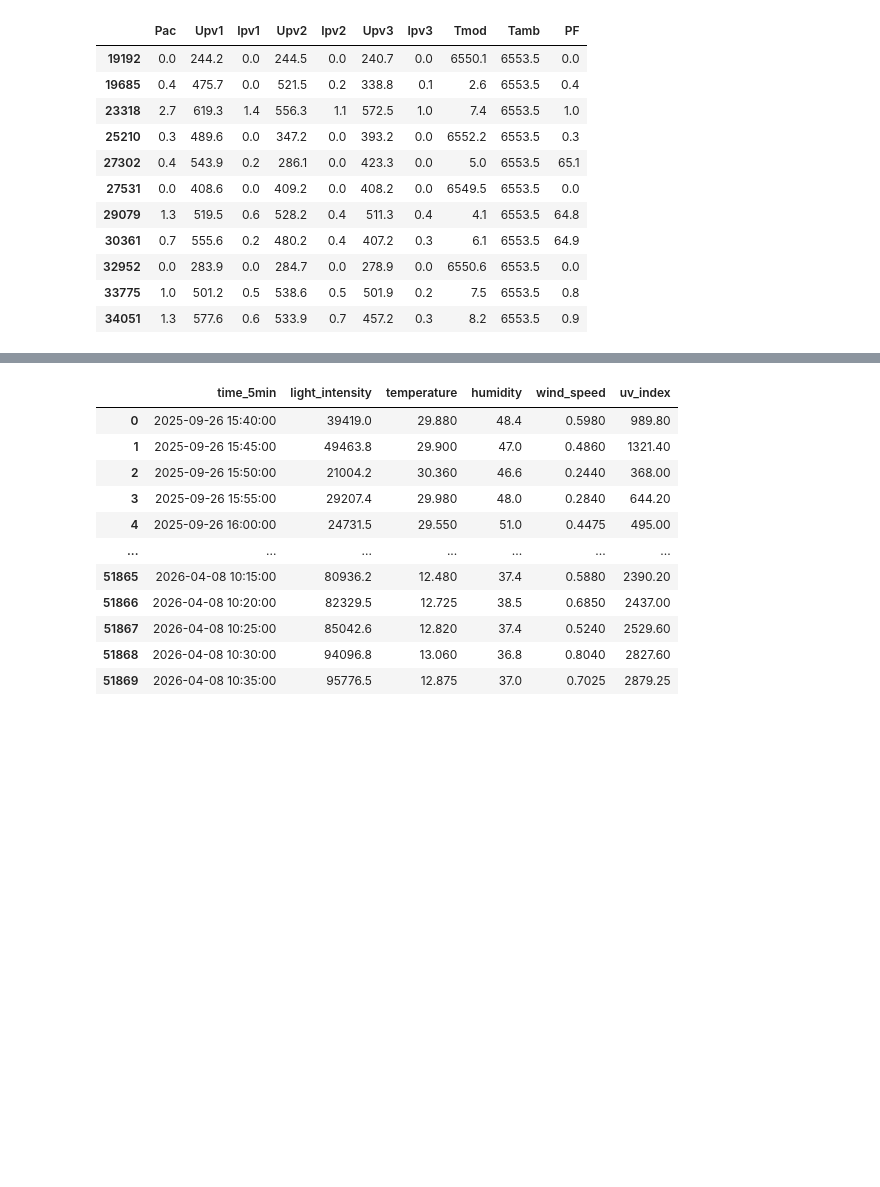
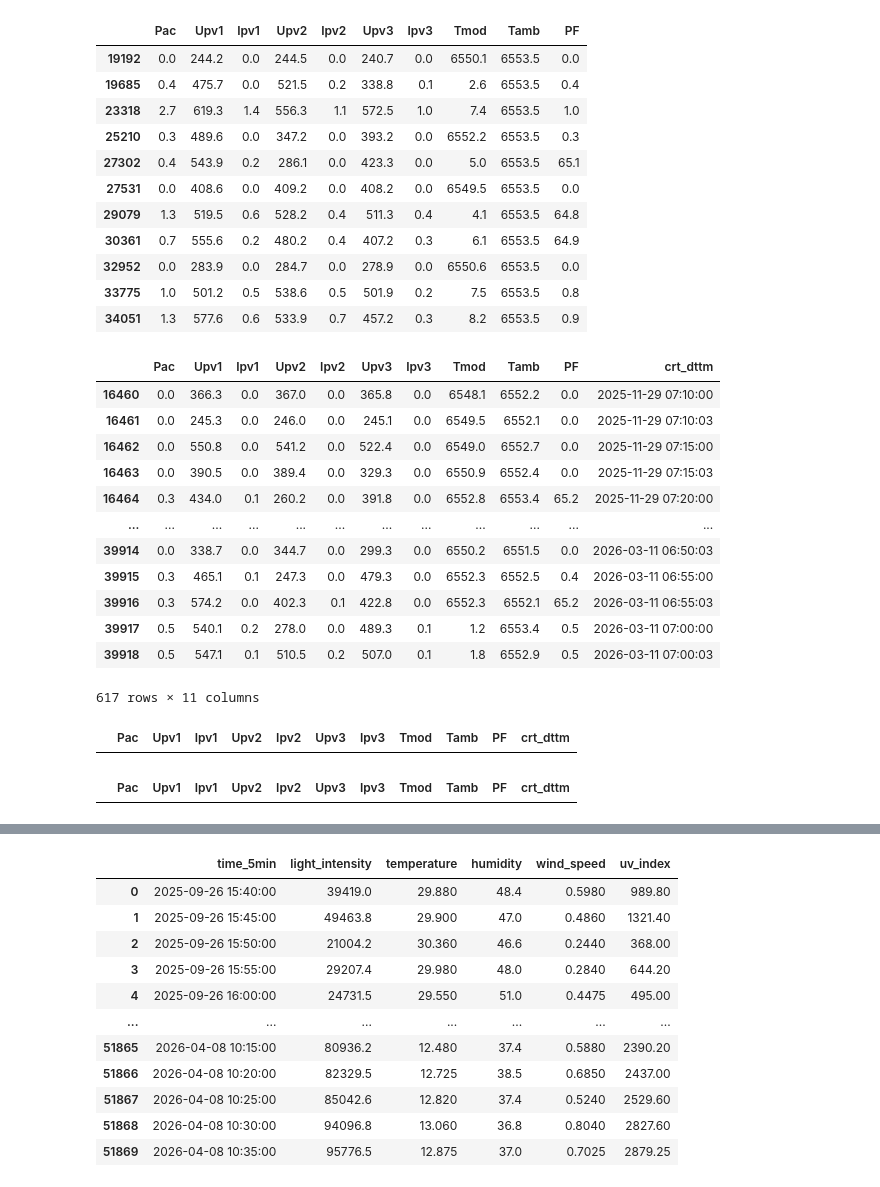
Before and after one commit to donggi22/insolation, a Jupyter notebook: EDA2.ipynb, the cells around one changed output, grey strips where cells are left out. Drawn from its saved outputs; the diff is of its cells as text; code cells hidden in the pictures; blank space fills up the shorter version.

```diff
--- a/EDA2.ipynb
+++ b/EDA2.ipynb
@@ -130,3 +133,30 @@ df_power[cols][df_power[cols[8]] == 6553.5]
 | 32952 | 0.0 | 283.9 | 0.0 | 284.7 | 0.0 | 278.9 | 0.0 | 6550.6 | 6553.5 | 0.0 |
 | 33775 | 1.0 | 501.2 | 0.5 | 538.6 | 0.5 | 501.9 | 0.2 | 7.5 | 6553.5 | 0.8 |
 | 34051 | 1.3 | 577.6 | 0.6 | 533.9 | 0.7 | 457.2 | 0.3 | 8.2 | 6553.5 | 0.9 |
+# %%
+df_power[cols + ['crt_dttm']][df_power[cols[8]] >= 100]
+# %% [output]
+|  | Pac | Upv1 | Ipv1 | Upv2 | Ipv2 | Upv3 | Ipv3 | Tmod | Tamb | PF | crt_dttm |
+| 16460 | 0.0 | 366.3 | 0.0 | 367.0 | 0.0 | 365.8 | 0.0 | 6548.1 | 6552.2 | 0.0 | 2025-11-29 07:10:00 |
+| 16461 | 0.0 | 245.3 | 0.0 | 246.0 | 0.0 | 245.1 | 0.0 | 6549.5 | 6552.1 | 0.0 | 2025-11-29 07:10:03 |
+| 16462 | 0.0 | 550.8 | 0.0 | 541.2 | 0.0 | 522.4 | 0.0 | 6549.0 | 6552.7 | 0.0 | 2025-11-29 07:15:00 |
+| 16463 | 0.0 | 390.5 | 0.0 | 389.4 | 0.0 | 329.3 | 0.0 | 6550.9 | 6552.4 | 0.0 | 2025-11-29 07:15:03 |
+| 16464 | 0.3 | 434.0 | 0.1 | 260.2 | 0.0 | 391.8 | 0.0 | 6552.8 | 6553.4 | 65.2 | 2025-11-29 07:20:00 |
+| ... | ... | ... | ... | ... | ... | ... | ... | ... | ... | ... | ... |
+| 39914 | 0.0 | 338.7 | 0.0 | 344.7 | 0.0 | 299.3 | 0.0 | 6550.2 | 6551.5 | 0.0 | 2026-03-11 06:50:03 |
+| 39915 | 0.3 | 465.1 | 0.1 | 247.3 | 0.0 | 479.3 | 0.0 | 6552.3 | 6552.5 | 0.4 | 2026-03-11 06:55:00 |
+| 39916 | 0.3 | 574.2 | 0.0 | 402.3 | 0.1 | 422.8 | 0.0 | 6552.3 | 6552.1 | 65.2 | 2026-03-11 06:55:03 |
+| 39917 | 0.5 | 540.1 | 0.2 | 278.0 | 0.0 | 489.3 | 0.1 | 1.2 | 6553.4 | 0.5 | 2026-03-11 07:00:00 |
+| 39918 | 0.5 | 547.1 | 0.1 | 510.5 | 0.2 | 507.0 | 0.1 | 1.8 | 6552.9 | 0.5 | 2026-03-11 07:00:03 |
+617 rows × 11 columns
+# %%
+df_power[cols + ['crt_dttm']][(df_power[cols[2]] >= 100) & (df_power[cols[4]] >= 100) & (df_power[cols[6]] >= 100)]
+# %% [output]
+|  | Pac | Upv1 | Ipv1 | Upv2 | Ipv2 | Upv3 | Ipv3 | Tmod | Tamb | PF | crt_dttm |
+# %%
+df_power.loc[
+    df_power[[cols[2], cols[4], cols[6]]].ge(100).all(axis=1),
+    cols + ['crt_dttm']
+] # 위와 동일한 코드
+# %% [output]
+|  | Pac | Upv1 | Ipv1 | Upv2 | Ipv2 | Upv3 | Ipv3 | Tmod | Tamb | PF | crt_dttm |
```
Also changed, not shown: parts of 27 cells of this notebook.
